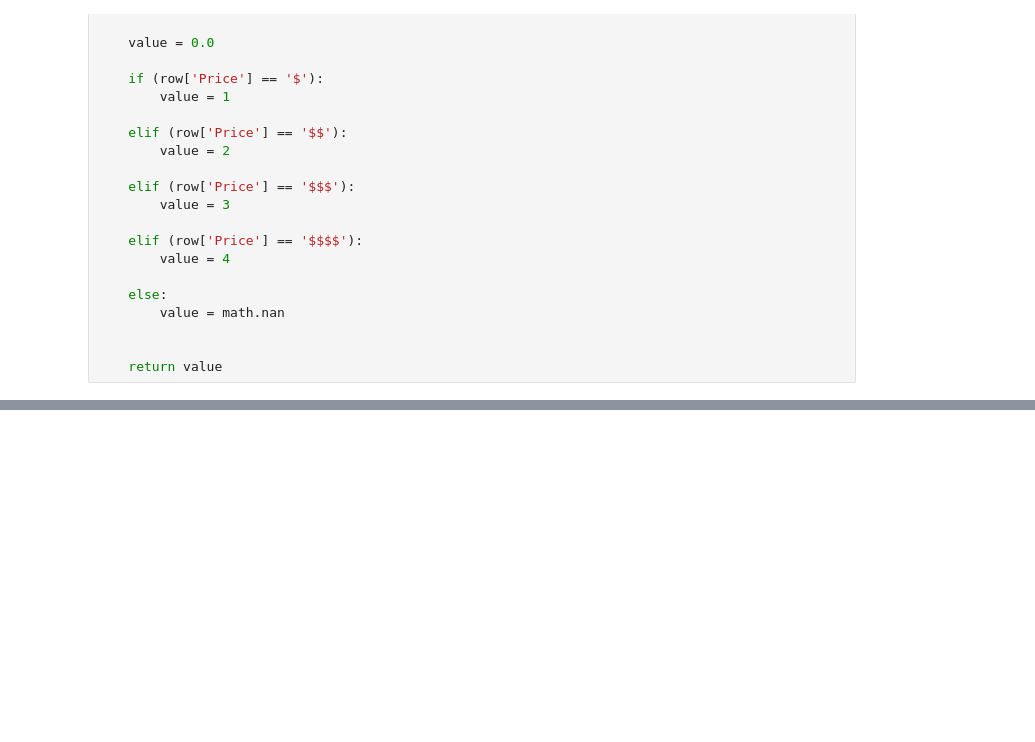
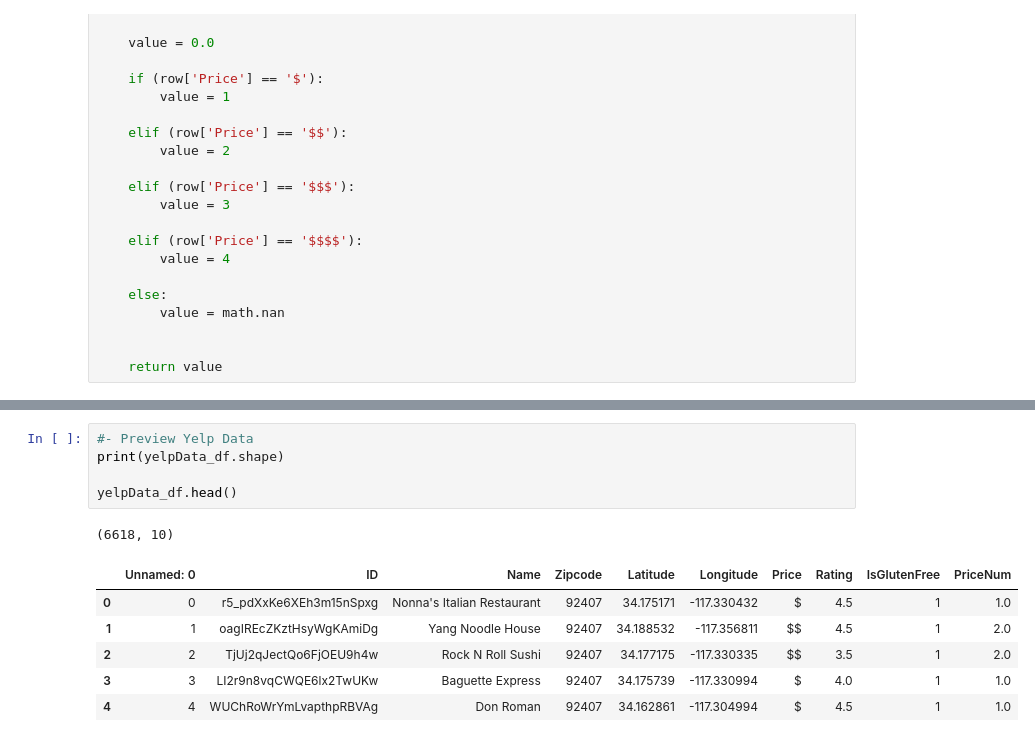
Before and after one commit to connie-hu/DataViz_Project, a Jupyter notebook: Solution/AnalysisProcessing.ipynb, the cells around one changed output, grey strips where cells are left out. Cells and saved outputs as stored; diff of their text form; blank space fills up the shorter version.

```diff
--- a/Solution/AnalysisProcessing.ipynb
+++ b/Solution/AnalysisProcessing.ipynb
@@ -691,0 +780,13 @@ summarizedYelpData_df.head()
+# %%
+#- Preview Yelp Data
+print(yelpData_df.shape)
+
+yelpData_df.head()
+# %% [output]
+(6618, 10)
+|  | Unnamed: 0 | ID | Name | Zipcode | Latitude | Longitude | Price | Rating | IsGlutenFree | PriceNum |
+| 0 | 0 | r5_pdXxKe6XEh3m15nSpxg | Nonna's Italian Restaurant | 92407 | 34.175171 | -117.330432 | $ | 4.5 | 1 | 1.0 |
+| 1 | 1 | oagIREcZKztHsyWgKAmiDg | Yang Noodle House | 92407 | 34.188532 | -117.356811 | $$ | 4.5 | 1 | 2.0 |
+| 2 | 2 | TjUj2qJectQo6FjOEU9h4w | Rock N Roll Sushi | 92407 | 34.177175 | -117.330335 | $$ | 3.5 | 1 | 2.0 |
+| 3 | 3 | LI2r9n8vqCWQE6lx2TwUKw | Baguette Express | 92407 | 34.175739 | -117.330994 | $ | 4.0 | 1 | 1.0 |
+| 4 | 4 | WUChRoWrYmLvapthpRBVAg | Don Roman | 92407 | 34.162861 | -117.304994 | $ | 4.5 | 1 | 1.0 |
```
Also changed, not shown: parts of 11 cells of this notebook.
